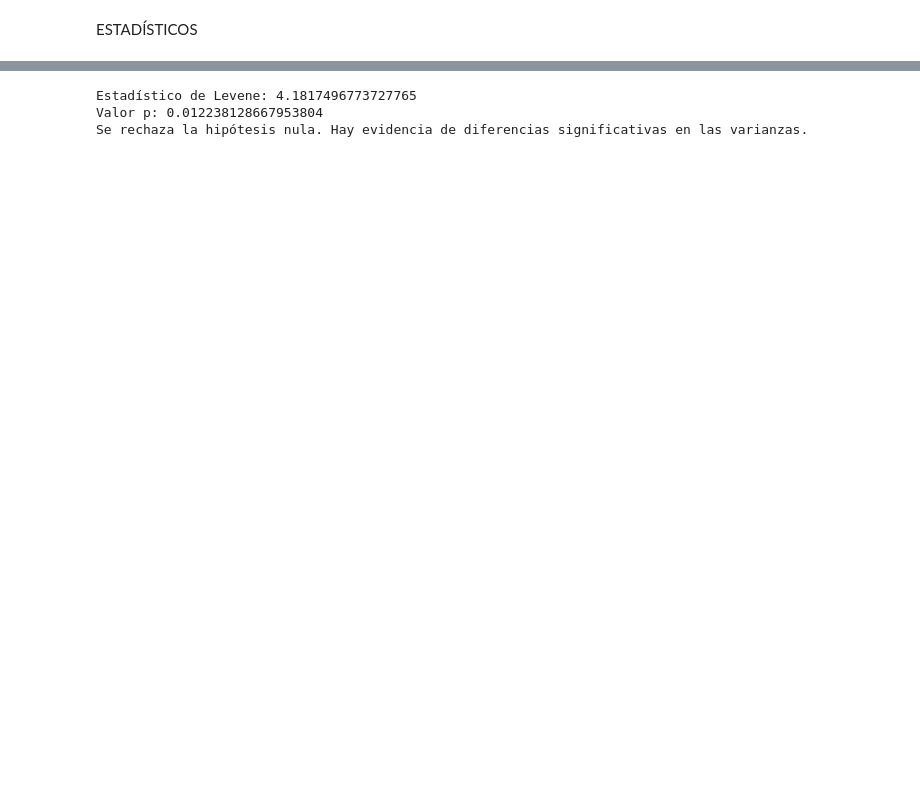
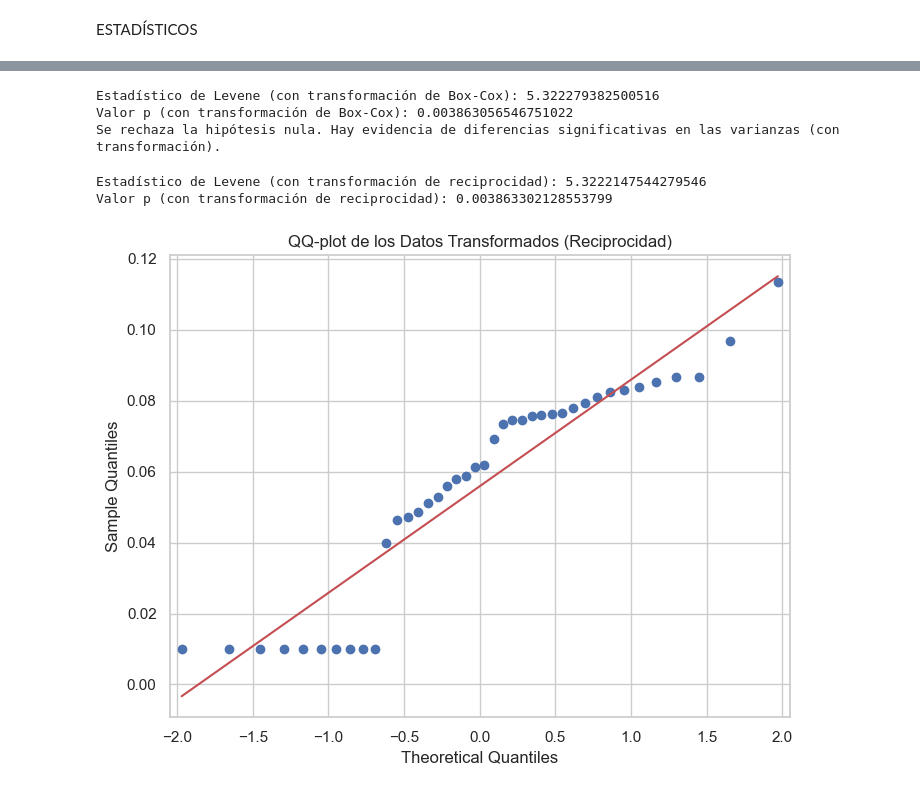
Before and after one commit to IgnacioGarciaLuengo/EIS_DEEP_PERFECT, a Jupyter notebook: Prac3/prac3.ipynb, the cells around one changed output, grey strips where cells are left out. Saved outputs shown, nothing was run; the diff lists cells and outputs as text; code cells hidden in the pictures; blank space fills up the shorter version.

Commit message:
Busqueda de hipotesis nula no rechazar-no lo consigo

```diff
--- a/Prac3/prac3.ipynb
+++ b/Prac3/prac3.ipynb
@@ -245,20 +433,73 @@ Se rechaza la hipótesis nula. Hay evidencia de diferencias significativas en la
 # %%
-grupos = [df['Tiempo'][df['Optimizador'] == optimizador] for optimizador in df['Optimizador'].unique()]
+import numpy as np
+from scipy.stats import levene, boxcox
+import pandas as pd
 
-# Realiza la prueba de Levene para homogeneidad de varianza
-estadistico_levene, p_valor = levene(*grupos)
+# Asumiendo que 'Mean' es la variable que deseas transformar
+original_mean = df['Mean']
+
+# Aplica la transformación de Box-Cox
+transformed_mean, lambda_value = boxcox(original_mean)
+
+# Actualiza el DataFrame con los datos transformados
+df['Mean_transformed'] = transformed_mean
+
+# Agrupa los datos transformados por el factor 'Optimizador'
+grupos_transformados = [df['Mean_transformed'][df['Optimizador'] == optimizador] for optimizador in df['Optimizador'].unique()]
+
+# Realiza la prueba de Levene para homogeneidad de varianza con los datos transformados
+estadistico_levene_transformado, p_valor_transformado = levene(*grupos_transformados)
 
 # Imprime los resultados
-print("Estadístico de Levene:", estadistico_levene)
-print("Valor p:", p_valor)
+print("Estadístico de Levene (con transformación de Box-Cox):", estadistico_levene_transformado)
+print("Valor p (con transformación de Box-Cox):", p_valor_transformado)
 
 # Evalúa la significancia estadística del resultado
 nivel_significancia = 0.05
-if p_valor < nivel_significancia:
-    print("Se rechaza la hipótesis nula. Hay evidencia de diferencias significativas en las varianzas.")
+if p_valor_transformado < nivel_significancia:
+    print("Se rechaza la hipótesis nula. Hay evidencia de diferencias significativas en las varianzas (con transformación).")
 else:
-    print("No hay suficiente evidencia para rechazar la hipótesis nula. Las varianzas son homogéneas.")
+    print("No hay suficiente evidencia para rechazar la hipótesis nula. Las varianzas son homogéneas (con transformación).")
 # %% [output]
-Estadístico de Levene: 4.1817496773727765
-Valor p: 0.012238128667953804
-Se rechaza la hipótesis nula. Hay evidencia de diferencias significativas en las varianzas.
+Estadístico de Levene (con transformación de Box-Cox): 5.322279382500516
+Valor p (con transformación de Box-Cox): 0.003863056546751022
+Se rechaza la hipótesis nula. Hay evidencia de diferencias significativas en las varianzas (con transformación).
+# %%
+import numpy as np
+from scipy.stats import levene
+import seaborn as sns
+import matplotlib.pyplot as plt
+
+# Asumiendo que 'Mean' es la variable que deseas transformar
+original_mean = df['Mean']
+
+# Aplica la transformación de reciprocidad
+transformed_mean_reciprocal = 1 / original_mean
+
+# Agrega la columna de datos transformados al DataFrame
+df['Mean_transformed_reciprocal'] = transformed_mean_reciprocal
+
+# Agrupa los datos transformados por el factor 'Optimizador'
+grupos_transformados_reciprocal = [df['Mean_transformed_reciprocal'][df['Optimizador'] == optimizador] for optimizador in df['Optimizador'].unique()]
+
+# Realiza la prueba de Levene para homogeneidad de varianza con los datos transformados
+estadistico_levene_transformado_reciprocal, p_valor_transformado_reciprocal = levene(*grupos_transformados_reciprocal)
+
+# Imprime los resultados
+print("Estadístico de Levene (con transformación de reciprocidad):", estadistico_levene_transformado_reciprocal)
+print("Valor p (con transformación de reciprocidad):", p_valor_transformado_reciprocal)
+
+# Configura el estilo y el tamaño del gráfico
+sns.set(style="whitegrid")
+plt.figure(figsize=(8, 6))
+
+# Crea un QQ-plot de los datos transformados
+sm.qqplot(transformed_mean_reciprocal, line='s', ax=plt.gca())
+plt.title('QQ-plot de los Datos Transformados (Reciprocidad)')
+
+# Muestra el gráfico
+plt.show()
+# %% [output]
+Estadístico de Levene (con transformación de reciprocidad): 5.3222147544279546
+Valor p (con transformación de reciprocidad): 0.003863302128553799
+[figure, added]
```
Also changed, not shown: parts of 11 cells of this notebook, 1 other file.
